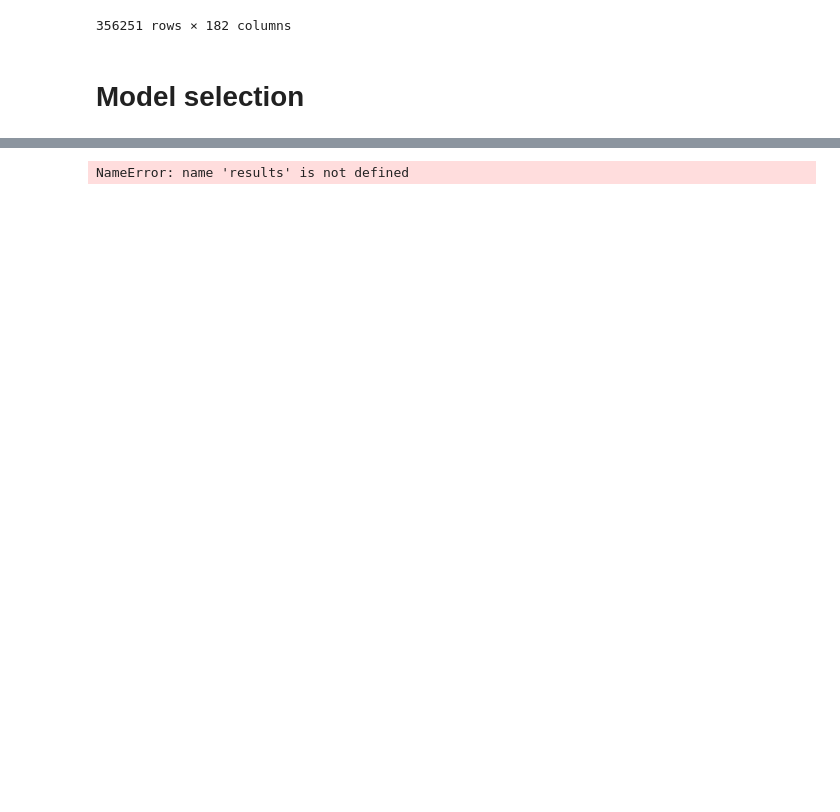
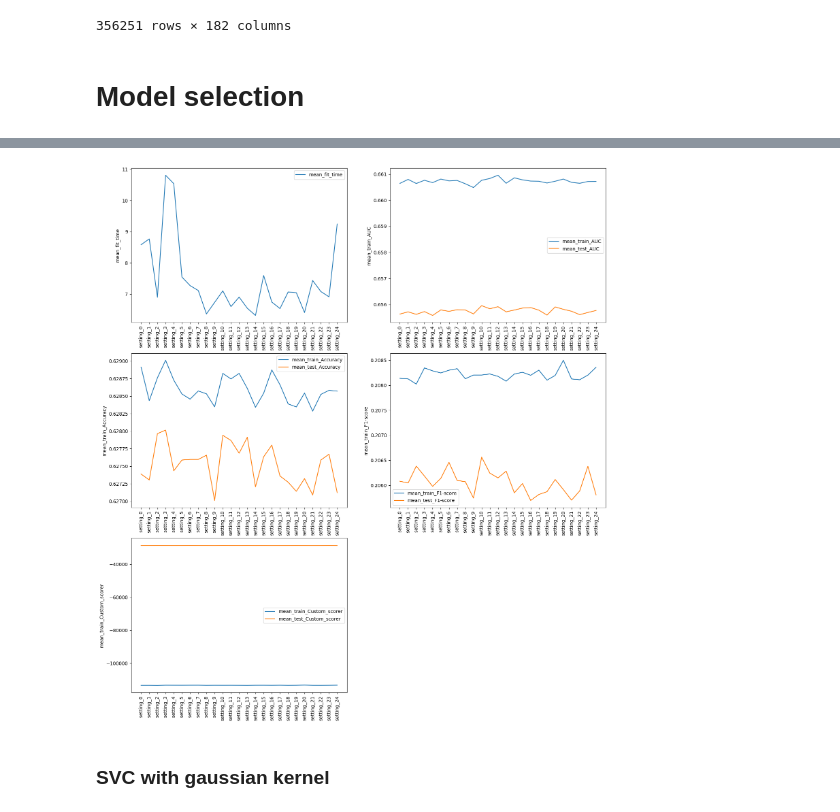
Before and after one commit to BlancaAlfaro/Projet7, a Jupyter notebook: notebooks/01-read.ipynb, the cells around one changed output, grey strips where cells are left out. Drawn from its saved outputs; the diff is of its cells as text; code cells hidden in the pictures; blank space fills up the shorter version.

Commit message:
feat: model and threshold selection

```diff
--- a/notebooks/01-read.ipynb
+++ b/notebooks/01-read.ipynb
@@ -90,6 +99,10 @@ df
 356251 rows × 182 columns
 # %%
 kaggle_df,X_train,X_test,y_train,y_test=get_initial_splits(df)
+# %%
+scaler=StandardScaler()
+X_train_scaled=scaler.fit_transform(X_train)
+X_test_scaled=scaler.transform(X_test)
 # %% [markdown]
 # Model selection
 # %%
@@ -129,4 +136,4 @@ def get_grid_cv_scores(model,params,custom_score):
 # %%
 model=LogisticRegression(random_state=33)
 params={'classification__penalty' : ['elasticnet', None], 'classification__l1_ratio':[0,0.2,0.5,0.7,1],'classification__C': [0.1,1,2,5, 10.]}
-best_estimator_, results=get_grid_cv_scores(model,params,custom_score=custom_score)
+best_estimator_, results_lr=get_grid_cv_scores(model,params,custom_score=custom_score,X_train=X_train_scaled,y_train=y_train)
@@ -137,33 +165,7 @@ results
-# %%
-def plot_metric_results(results):
-    _,axs=plt.subplots(3,2,figsize=(18,20))
-    idx=["setting_"+str(i) for i in range(results.shape[0])]
-
-    sns.lineplot(x=idx,y=results['mean_fit_time'],ax=axs[0][0],label='mean_fit_time')
-    axs[0][0].tick_params('x', labelrotation=90)
-
-    sns.lineplot(x=idx,y=results['mean_train_AUC'],ax=axs[0][1],label='mean_train_AUC')
-    sns.lineplot(x=idx,y=results['mean_test_AUC'],ax=axs[0][1],label='mean_test_AUC')
-    axs[0][1].tick_params('x', labelrotation=90)
-
-    sns.lineplot(x=idx,y=results['mean_train_Accuracy'],ax=axs[1][0],label='mean_train_Accuracy')
-    sns.lineplot(x=idx,y=results['mean_test_Accuracy'],ax=axs[1][0],label='mean_test_Accuracy')
-    axs[1][0].tick_params('x', labelrotation=90)
-
-    sns.lineplot(x=idx,y=results['mean_train_F1-score'],ax=axs[1][1],label='mean_train_F1-score')
-    sns.lineplot(x=idx,y=results['mean_test_F1-score'],ax=axs[1][1],label='mean_test_F1-score')
-    axs[1][1].tick_params('x', labelrotation=90)
-
-    sns.lineplot(x=idx,y=results['mean_train_Custom_scorer'],ax=axs[2][0],label='mean_train_Custom_scorer')
-    sns.lineplot(x=idx,y=results['mean_test_Custom_scorer'],ax=axs[2][0],label='mean_test_Custom_scorer')
-    axs[2][0].tick_params('x', labelrotation=90)
-
-    #TODO In last ax, plot dict with idx and params correspondance
-    plt.table(results['params'].astype('str'),ax=axs[2][1])
-    axs[2][1].axis('off')
-    plt.show()
-# %%
-plot_metric_results(results)
-# %% [output]
-NameError: name 'results' is not defined
+# %%
+plot_metric_results(results_lr.dropna(axis=0))
+# %% [output]
+[figure, added]
+# %% [markdown]
+### SVC with gaussian kernel
 # %%
```
Also changed, not shown: parts of 30 cells of this notebook, 5 other files.
